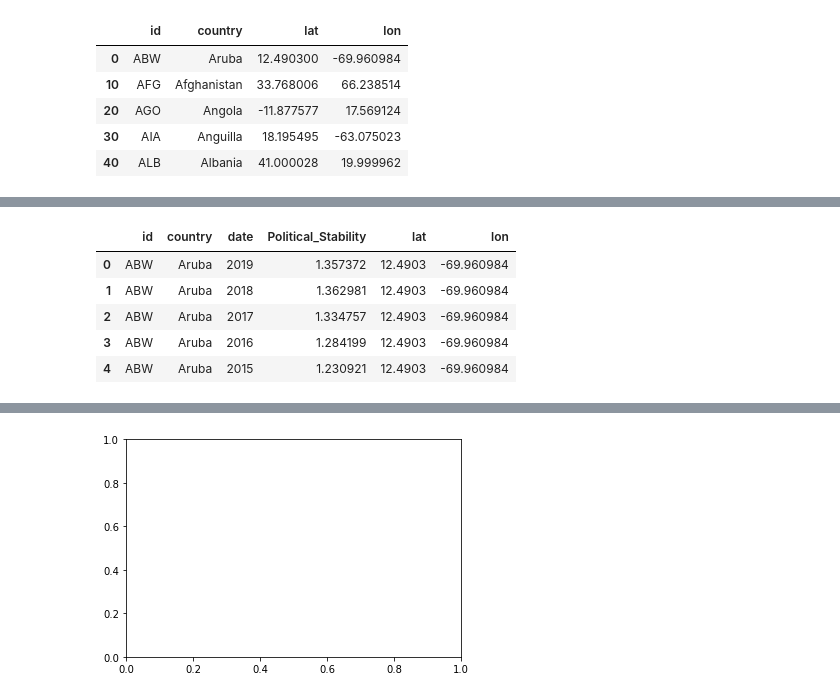
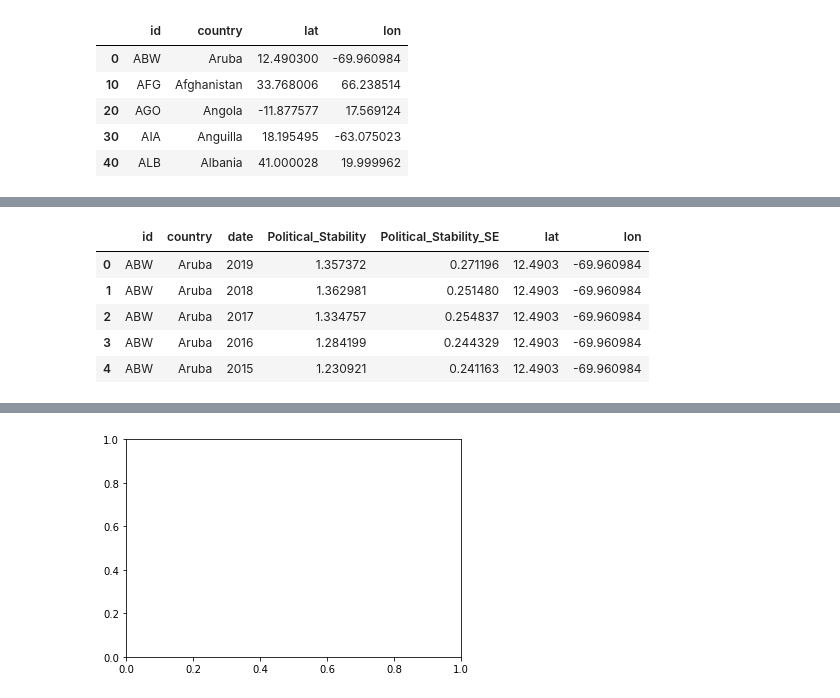
Before and after one commit to nmckinne/SustainabilityProject, a Jupyter notebook: SustainabilityGoals.ipynb, the cells around one changed output, grey strips where cells are left out. Cells and saved outputs as stored; diff of their text form; code cells hidden in the pictures.

Commit message:
Reuploading project notebook
Joined tables and did some preprocessing

```diff
--- a/SustainabilityGoals.ipynb
+++ b/SustainabilityGoals.ipynb
@@ -92,7 +92,8 @@ dlocationsList.head()
 # %%
 #Select the indicator, location, and time you would like for the API call
 # Selecting the indicator
-indicatorSelection = {'PV.EST':'Political Stability and Absence of Violence/Terrorism: Estimate'}
+indicatorSelection = {'PV.EST':'Political Stability and Absence of Violence/Terrorism: Estimate',
+                     'PV.STD.ERR': 'Political Stability and Absence of Violence/Terrorism: Standard Error'}
 # Select the countries or regions
 locationSelection = ["all"]
 # Selecting the time frame
@@ -210,7 +210,7 @@ len(PT_data_with_loc)
 2114
 # %%
 # Make a new dataframe storing the country name, country code, lat and lon for each country to use with other datasets
-country_data = PT_data_with_loc.drop('Political Stability and Absence of Violence/Terrorism: Estimate', axis=1)
+country_data = PT_data_with_loc.drop(['Political Stability and Absence of Violence/Terrorism: Estimate', 'Political Stability and Absence of Violence/Terrorism: Standard Error'], axis=1)
 country_df = country_data.drop('date', axis=1)
 country_df.drop_duplicates(['country'], inplace=True)
 # %%
@@ -270,14 +267,14 @@ PT_new_df.head()
 # %%
 #Change df column names for easier processing
-PT_new_df.rename(columns={"Political Stability and Absence of Violence/Terrorism: Estimate": "Political_Stability", "id_x": "id"}, inplace=True)
+PT_new_df.rename(columns={"Political Stability and Absence of Violence/Terrorism: Estimate": "Political_Stability", "Political Stability and Absence of Violence/Terrorism: Standard Error": "Political_Stability_SE", "id_x": "id"}, inplace=True)
 PT_new_df.head()
 # %% [output]
-|  | id | country | date | Political_Stability | lat | lon |
-| 0 | ABW | Aruba | 2019 | 1.357372 | 12.4903 | -69.960984 |
-| 1 | ABW | Aruba | 2018 | 1.362981 | 12.4903 | -69.960984 |
-| 2 | ABW | Aruba | 2017 | 1.334757 | 12.4903 | -69.960984 |
-| 3 | ABW | Aruba | 2016 | 1.284199 | 12.4903 | -69.960984 |
-| 4 | ABW | Aruba | 2015 | 1.230921 | 12.4903 | -69.960984 |
+|  | id | country | date | Political_Stability | Political_Stability_SE | lat | lon |
+| 0 | ABW | Aruba | 2019 | 1.357372 | 0.271196 | 12.4903 | -69.960984 |
+| 1 | ABW | Aruba | 2018 | 1.362981 | 0.251480 | 12.4903 | -69.960984 |
+| 2 | ABW | Aruba | 2017 | 1.334757 | 0.254837 | 12.4903 | -69.960984 |
+| 3 | ABW | Aruba | 2016 | 1.284199 | 0.244329 | 12.4903 | -69.960984 |
+| 4 | ABW | Aruba | 2015 | 1.230921 | 0.241163 | 12.4903 | -69.960984 |
 # %%
 grouped_PT_df = PT_new_df.groupby('country').mean().reset_index()
 grouped_PT_df[grouped_PT_df['country']=='United States']
```
Also changed, not shown: parts of 41 cells of this notebook.
